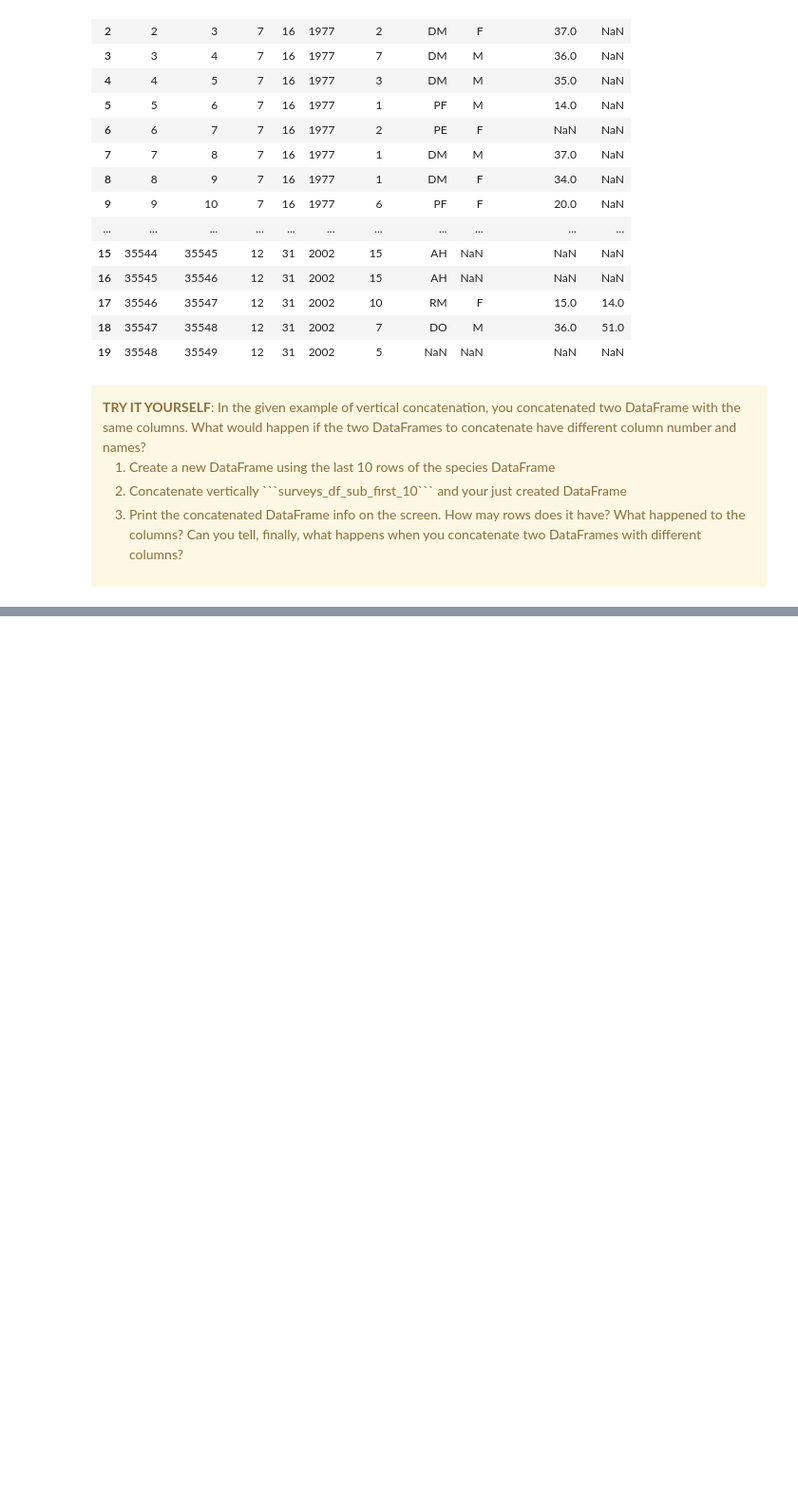
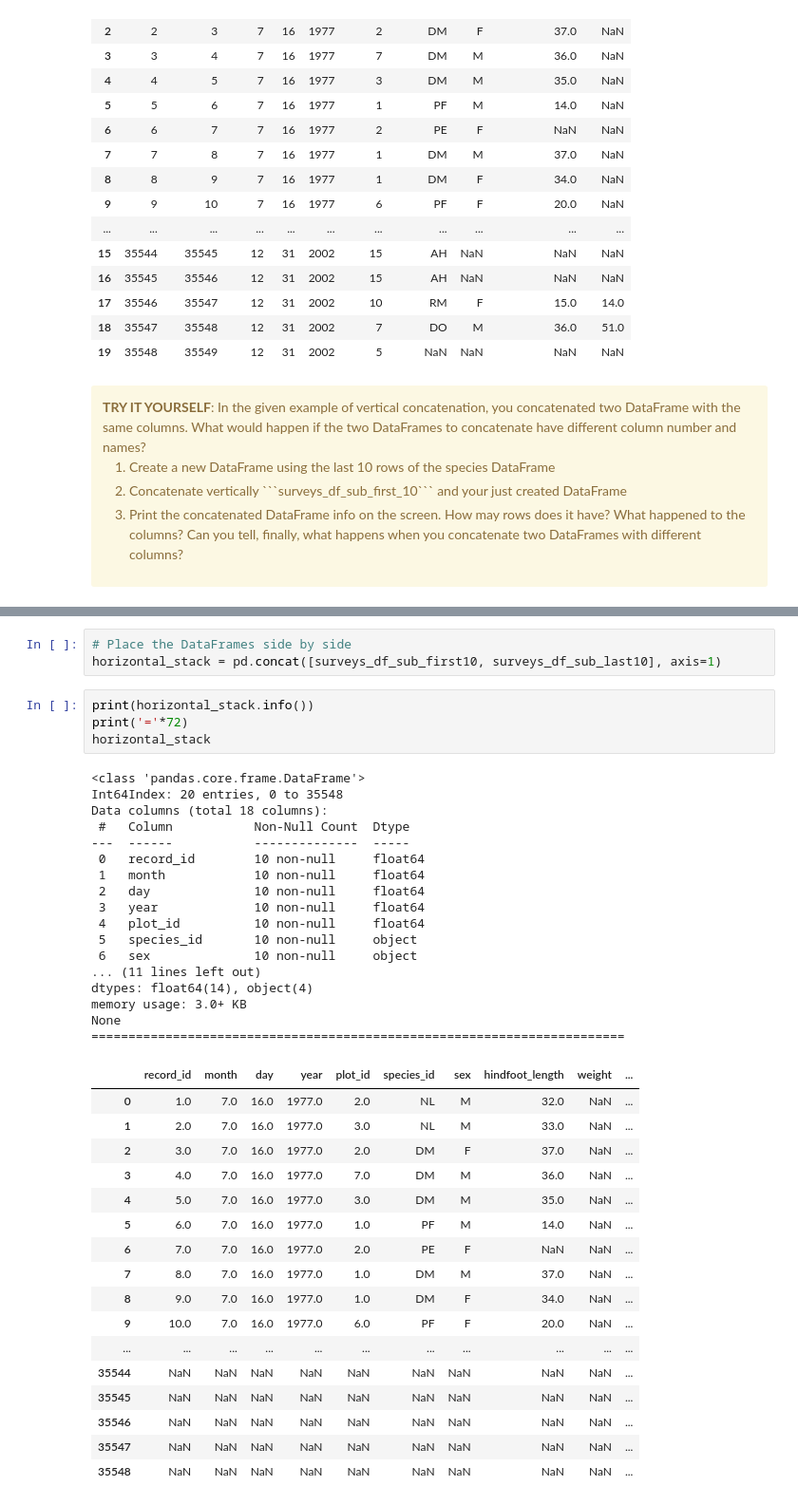
Before and after one commit to UtrechtUniversity/workshop-introduction-to-python, a Jupyter notebook: book/data-science-with-pandas-2.ipynb, the cells around one changed output, grey strips where cells are left out. Shown: that part at 95% size. Drawn from its saved outputs; the diff is of its cells as text; blank space fills up the shorter version.

Commit message:
Added session on horizontal stacking

```diff
--- a/book/data-science-with-pandas-2.ipynb
+++ b/book/data-science-with-pandas-2.ipynb
@@ -161,0 +168,42 @@ vertical_stack.reset_index()
+# %%
+# Place the DataFrames side by side
+horizontal_stack = pd.concat([surveys_df_sub_first10, surveys_df_sub_last10], axis=1)
+# %%
+print(horizontal_stack.info())
+print('='*72)
+horizontal_stack
+# %% [output]
+<class 'pandas.core.frame.DataFrame'>
+Int64Index: 20 entries, 0 to 35548
+Data columns (total 18 columns):
+ #   Column           Non-Null Count  Dtype
+---  ------           --------------  -----
+ 0   record_id        10 non-null     float64
+ 1   month            10 non-null     float64
+ 2   day              10 non-null     float64
+ 3   year             10 non-null     float64
+ 4   plot_id          10 non-null     float64
+ 5   species_id       10 non-null     object
+ 6   sex              10 non-null     object
+... (11 lines left out)
+dtypes: float64(14), object(4)
+memory usage: 3.0+ KB
+None
+========================================================================
+|  | record_id | month | day | year | plot_id | species_id | sex | hindfoot_length | weight | ... |
+| 0 | 1.0 | 7.0 | 16.0 | 1977.0 | 2.0 | NL | M | 32.0 | NaN | ... |
+| 1 | 2.0 | 7.0 | 16.0 | 1977.0 | 3.0 | NL | M | 33.0 | NaN | ... |
+| 2 | 3.0 | 7.0 | 16.0 | 1977.0 | 2.0 | DM | F | 37.0 | NaN | ... |
+| 3 | 4.0 | 7.0 | 16.0 | 1977.0 | 7.0 | DM | M | 36.0 | NaN | ... |
+| 4 | 5.0 | 7.0 | 16.0 | 1977.0 | 3.0 | DM | M | 35.0 | NaN | ... |
+| 5 | 6.0 | 7.0 | 16.0 | 1977.0 | 1.0 | PF | M | 14.0 | NaN | ... |
+| 6 | 7.0 | 7.0 | 16.0 | 1977.0 | 2.0 | PE | F | NaN | NaN | ... |
+| 7 | 8.0 | 7.0 | 16.0 | 1977.0 | 1.0 | DM | M | 37.0 | NaN | ... |
+| 8 | 9.0 | 7.0 | 16.0 | 1977.0 | 1.0 | DM | F | 34.0 | NaN | ... |
+| 9 | 10.0 | 7.0 | 16.0 | 1977.0 | 6.0 | PF | F | 20.0 | NaN | ... |
+| ... | ... | ... | ... | ... | ... | ... | ... | ... | ... | ... |
+| 35544 | NaN | NaN | NaN | NaN | NaN | NaN | NaN | NaN | NaN | ... |
+| 35545 | NaN | NaN | NaN | NaN | NaN | NaN | NaN | NaN | NaN | ... |
+| 35546 | NaN | NaN | NaN | NaN | NaN | NaN | NaN | NaN | NaN | ... |
+| 35547 | NaN | NaN | NaN | NaN | NaN | NaN | NaN | NaN | NaN | ... |
+| 35548 | NaN | NaN | NaN | NaN | NaN | NaN | NaN | NaN | NaN | ... |
```
Also changed, not shown: parts of 9 cells of this notebook, 4 other files.
